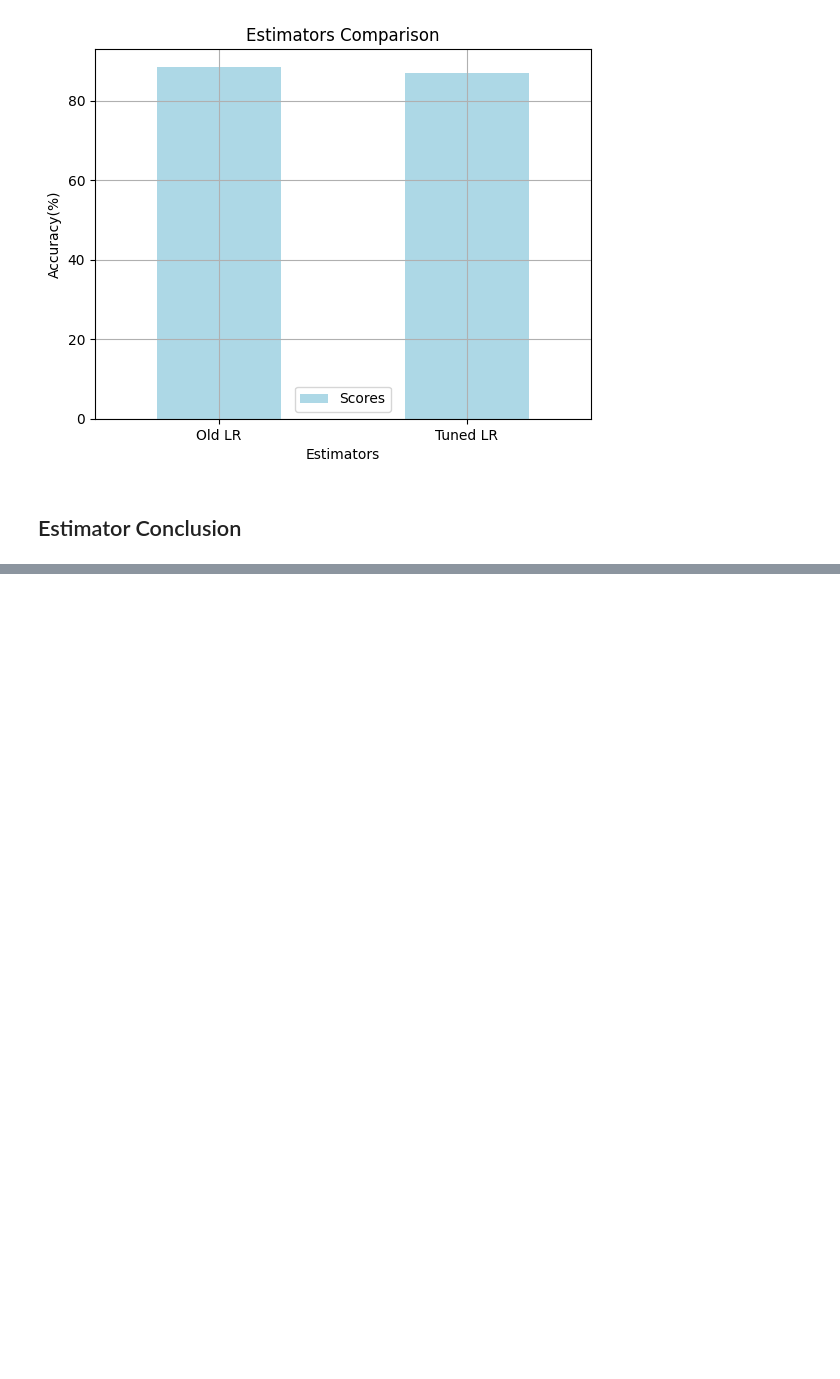
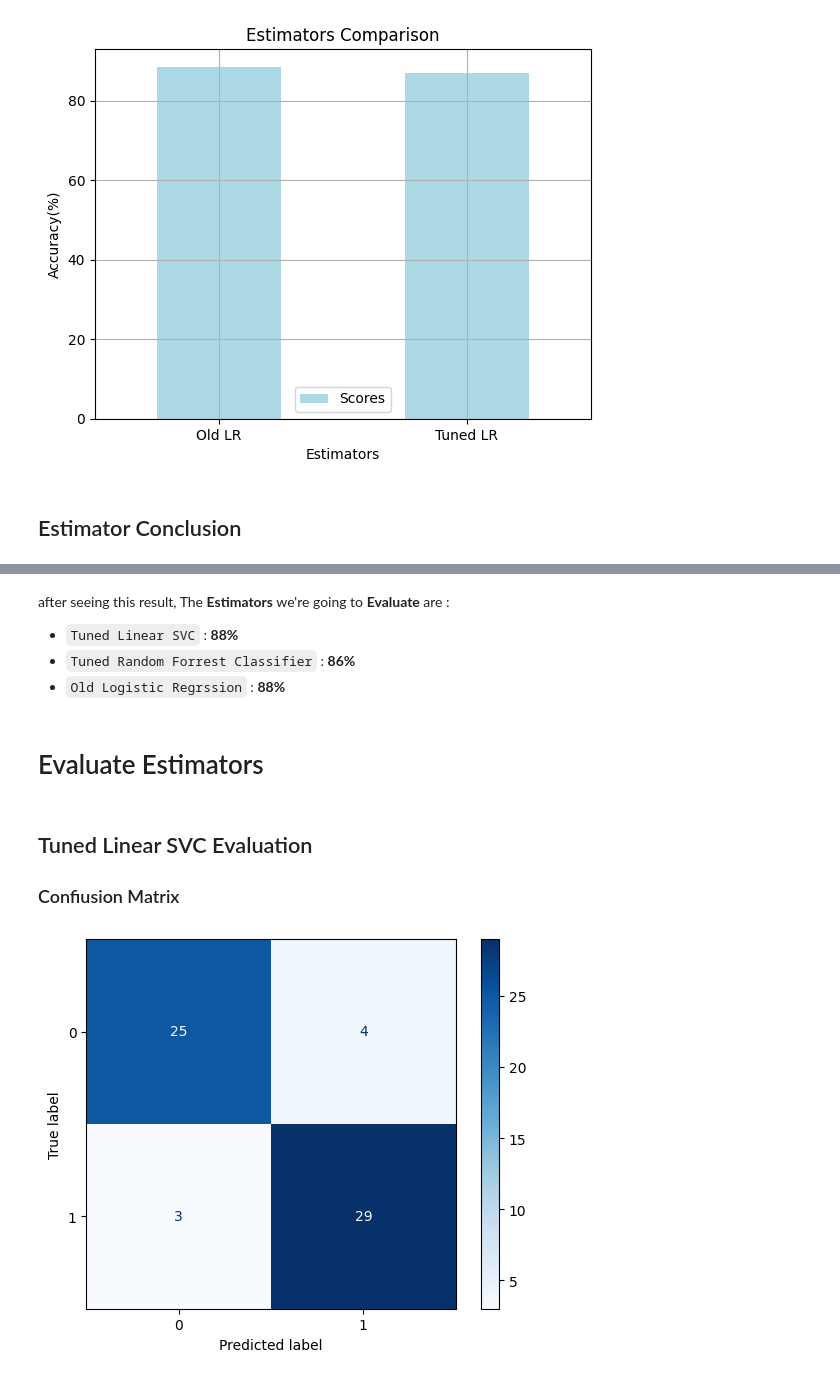
Before and after one commit to Hamid-Ba/heart-disease-project, a Jupyter notebook: Heart Disease Project.ipynb, the cells around one changed output, grey strips where cells are left out. Cells and saved outputs as stored; diff of their text form; code cells hidden in the pictures; blank space fills up the shorter version.

```diff
--- a/Heart Disease Project.ipynb
+++ b/Heart Disease Project.ipynb
@@ -472,10 +475,13 @@ linear_svc_param = {
     'dual': [True, False]
 }
 # %%
-tuned_linear_svc_score = tune_estimator(LinearSVC(), linear_svc_param, X_train, X_test, y_train, y_test, 1)
+tuned_linear_svc = tune_estimator(LinearSVC(), linear_svc_param, X_train, X_test, y_train, y_test, 1)
 # %% [output]
 Fitting 5 folds for each of 36 candidates, totalling 180 fits
 {'C': 0.01, 'dual': False, 'max_iter': 1000}
+# %%
+tuned_linear_svc_model = tuned_linear_svc["model"]
+tuned_linear_svc_score = tuned_linear_svc["score"]
 # %% [markdown]
 as we can see, with **tuning the hyperparams** we achived the **beter** estimator with ***2 percentages*** better
 # %%
@@ -599,0 +613,7 @@ plt.ylabel("Accura")
+# %% [markdown]
+after seeing this result, The **Estimators** we're going to **Evaluate** are :
+* `Tuned Linear SVC` : **88%**
+* `Tuned Random Forrest Classifier` : **86%**
+* `Old Logistic Regrssion` : **88%**
+# %% [markdown]
+# Evaluate Estimators
@@ -599,0 +623,12 @@ plt.ylabel("Accura")
+# %% [markdown]
+## Tuned Linear SVC Evaluation
+### Confiusion Matrix
+# %%
+y_linear_svc_pred = tuned_linear_svc_model.predict(X_test)
+# %%
+con_matrix = confusion_matrix(y_test, y_linear_svc_pred)
+con_matrix_plt = ConfusionMatrixDisplay(con_matrix)
+
+con_matrix_plt.plot(cmap='Blues');
+# %% [output]
+[figure, added]
```
Also changed, not shown: parts of 17 cells of this notebook.
